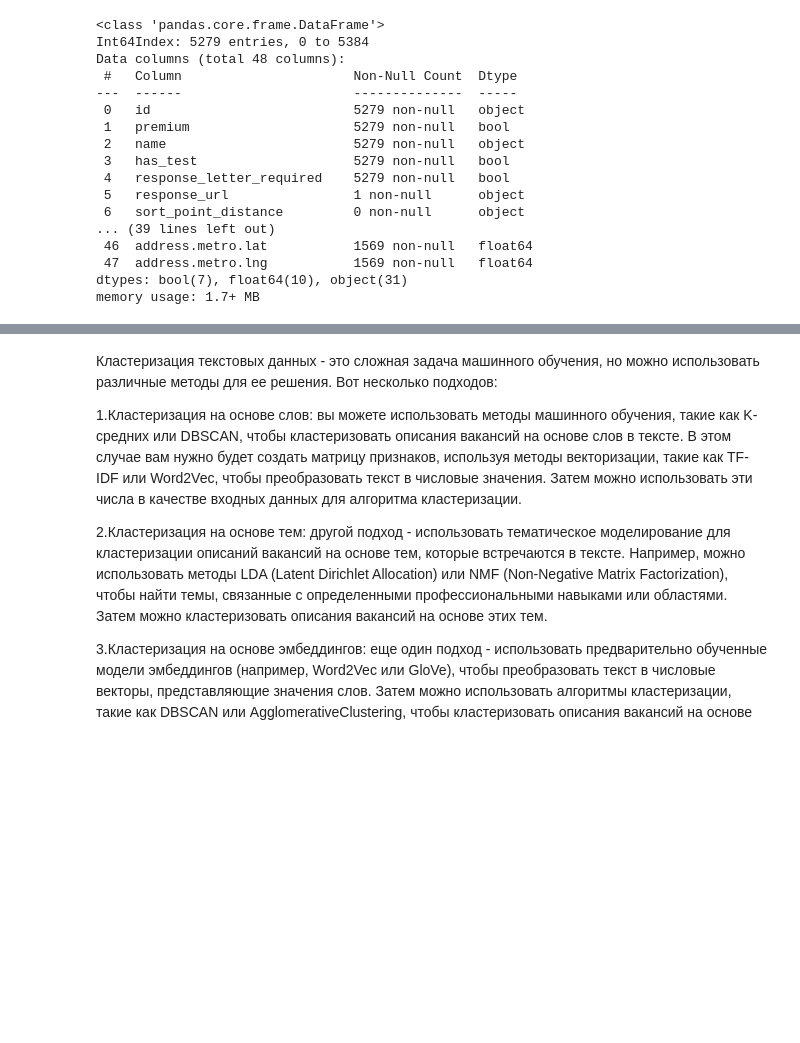
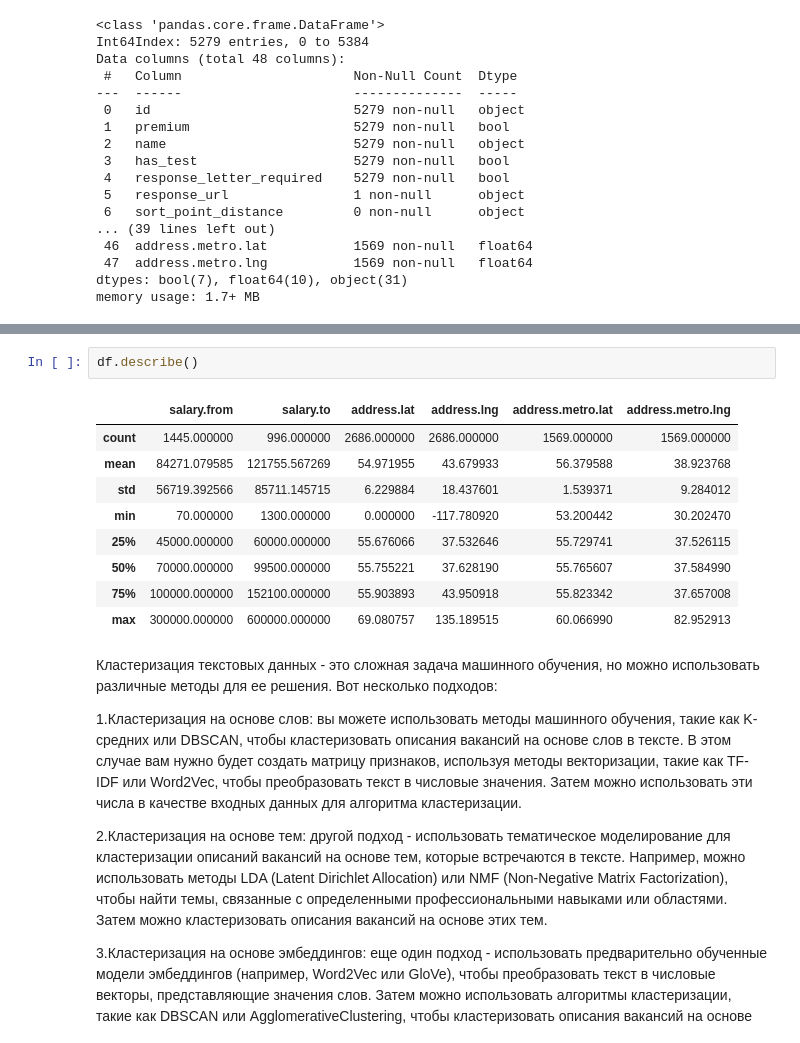
Before and after one commit to maima1810/hh_project, a Jupyter notebook: hh_project/hh_project.ipynb, the cells around one changed output, grey strips where cells are left out. Saved outputs shown, nothing was run; the diff lists cells and outputs as text; blank space fills up the shorter version.

```diff
--- a/hh_project/hh_project.ipynb
+++ b/hh_project/hh_project.ipynb
@@ -724,3 +791,15 @@ NameError: name 'sns' is not defined
+# %%
+df.describe()
+# %% [output]
+|  | salary.from | salary.to | address.lat | address.lng | address.metro.lat | address.metro.lng |
+| count | 1445.000000 | 996.000000 | 2686.000000 | 2686.000000 | 1569.000000 | 1569.000000 |
+| mean | 84271.079585 | 121755.567269 | 54.971955 | 43.679933 | 56.379588 | 38.923768 |
+| std | 56719.392566 | 85711.145715 | 6.229884 | 18.437601 | 1.539371 | 9.284012 |
+| min | 70.000000 | 1300.000000 | 0.000000 | -117.780920 | 53.200442 | 30.202470 |
+| 25% | 45000.000000 | 60000.000000 | 55.676066 | 37.532646 | 55.729741 | 37.526115 |
+| 50% | 70000.000000 | 99500.000000 | 55.755221 | 37.628190 | 55.765607 | 37.584990 |
+| 75% | 100000.000000 | 152100.000000 | 55.903893 | 43.950918 | 55.823342 | 37.657008 |
+| max | 300000.000000 | 600000.000000 | 69.080757 | 135.189515 | 60.066990 | 82.952913 |
 # %% [markdown]
 Кластеризация текстовых данных - это сложная задача машинного обучения, но можно использовать различные методы для ее решения. Вот несколько подходов:
 
```
Also changed, not shown: parts of 14 cells of this notebook, 1 other file.
